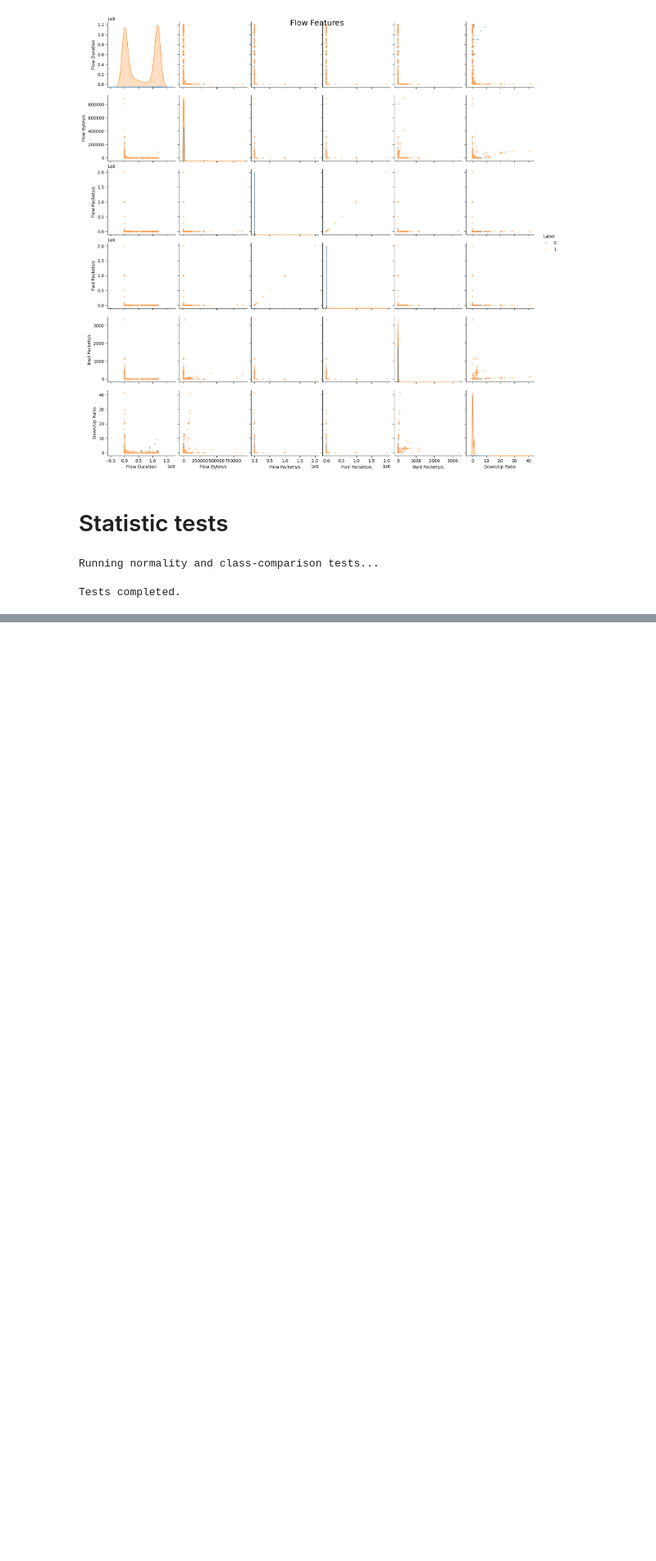
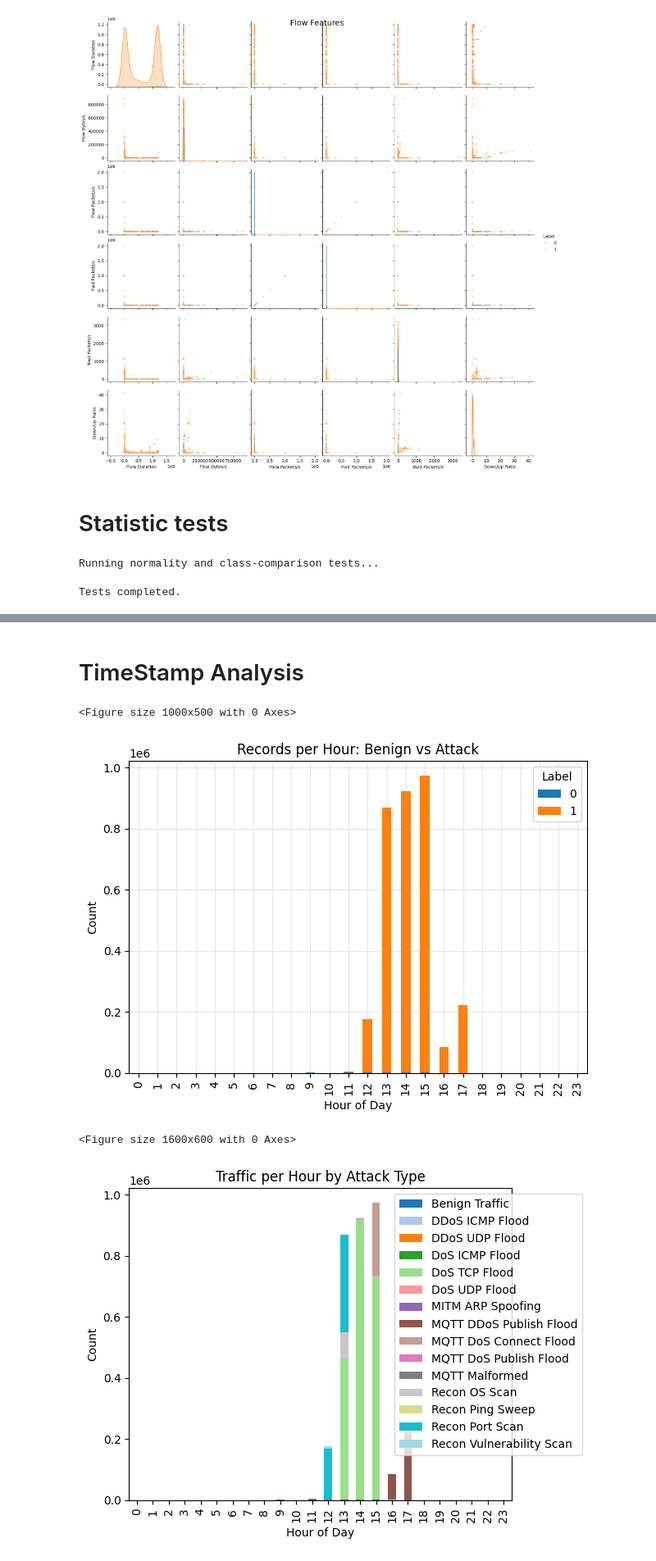
Before and after one commit to JuanGonzalez47/AttackScan-IDS, a Jupyter notebook: Notebooks/03_exploratory_analysis.ipynb, the cells around one changed output, grey strips where cells are left out. Shown at 82% size. Saved outputs shown, nothing was run; the diff lists cells and outputs as text; code cells hidden in the pictures; blank space fills up the shorter version.

```diff
--- a/Notebooks/03_exploratory_analysis.ipynb
+++ b/Notebooks/03_exploratory_analysis.ipynb
@@ -432,0 +544,46 @@ result_table.head(20)
+# %% [markdown]
+# TimeStamp Analysis
+# %%
+# Ensure Timestamp is datetime
+df["Timestamp"] = pd.to_datetime(df["Timestamp"], errors="coerce")
+
+# Extract hour
+df["hour"] = df["Timestamp"].dt.hour
+
+plt.figure(figsize=(10,5))
+df.groupby(['hour', 'Label']).size().unstack(fill_value=0).plot(kind='bar', stacked=True)
+plt.title("Records per Hour: Benign vs Attack")
+plt.xlabel("Hour of Day")
+plt.ylabel("Count")
+plt.grid(alpha=0.3)
+plt.tight_layout()
+plt.show()
+
+plt.figure(figsize=(16,6))
+df.groupby(['hour', 'Attack Name']).size().unstack(fill_value=0).plot(
+    kind='bar', stacked=True, colormap='tab20'
+)
+plt.title("Traffic per Hour by Attack Type")
+plt.xlabel("Hour of Day")
+plt.ylabel("Count")
+plt.legend(loc='upper right', bbox_to_anchor=(1.2, 1))
+plt.tight_layout()
+plt.show()
+
+df['date'] = pd.to_datetime(df['Timestamp']).dt.date
+traffic_per_day = df.groupby('date').size()
+
+plt.figure(figsize=(14,5))
+traffic_per_day.plot(kind='line', marker='o')
+plt.title("Total Traffic per Day")
+plt.xlabel("Date")
+plt.ylabel("Number of Records")
+plt.grid(alpha=0.3)
+plt.xticks(rotation=45)
+plt.tight_layout()
+plt.show()
+# %% [output]
+<Figure size 1000x500 with 0 Axes>
+[figure, added]
+<Figure size 1600x600 with 0 Axes>
+[figure, added]
```
Also changed, not shown: parts of 8 cells of this notebook.
